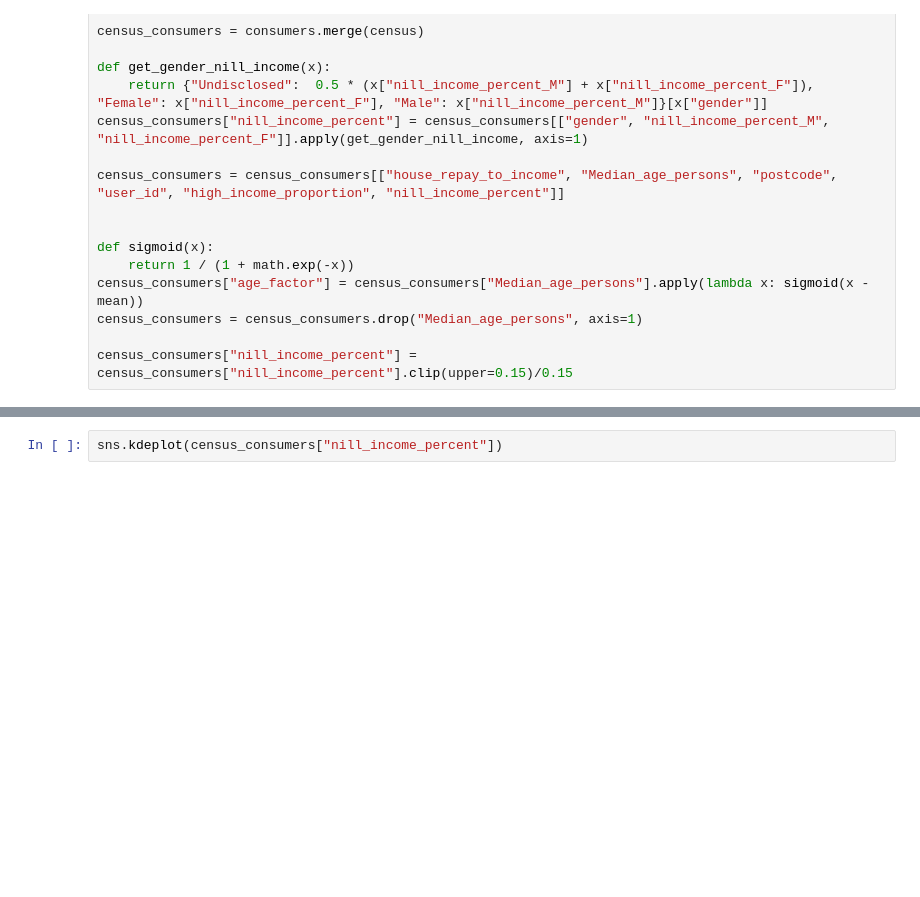
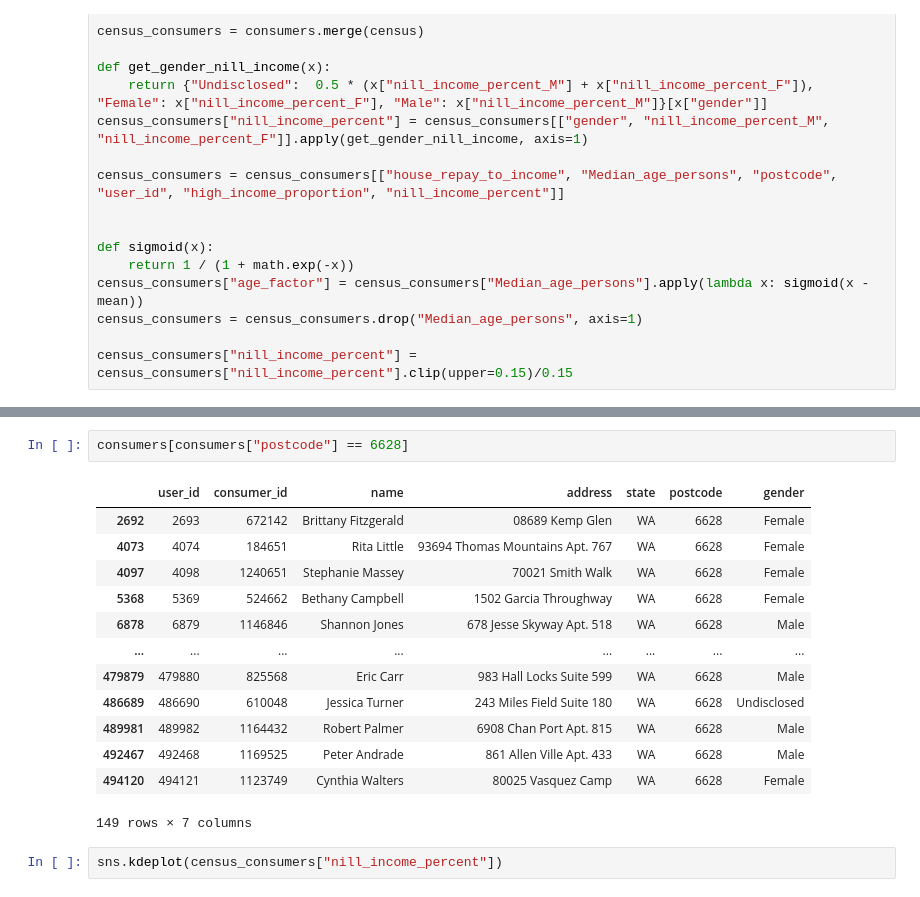
Before and after one commit to MAST30034-Applied-Data-Science/generic-buy-now-pay-later-project-group-17-adsb, a Jupyter notebook: notebooks/This is the model :( but with census features.ipynb, the cells around one changed output, grey strips where cells are left out. Cells and saved outputs as stored; diff of their text form; blank space fills up the shorter version.

```diff
--- a/notebooks/This is the model :( but with census features.ipynb
+++ b/notebooks/This is the model :( but with census features.ipynb
@@ -298,3 +298,19 @@ census_consumers["nill_income_percent"] = census_consumers["nill_income_percent"
+# %%
+consumers[consumers["postcode"] == 6628]
+# %% [output]
+|  | user_id | consumer_id | name | address | state | postcode | gender |
+| 2692 | 2693 | 672142 | Brittany Fitzgerald | 08689 Kemp Glen | WA | 6628 | Female |
+| 4073 | 4074 | 184651 | Rita Little | 93694 Thomas Mountains Apt. 767 | WA | 6628 | Female |
+| 4097 | 4098 | 1240651 | Stephanie Massey | 70021 Smith Walk | WA | 6628 | Female |
+| 5368 | 5369 | 524662 | Bethany Campbell | 1502 Garcia Throughway | WA | 6628 | Female |
+| 6878 | 6879 | 1146846 | Shannon Jones | 678 Jesse Skyway Apt. 518 | WA | 6628 | Male |
+| ... | ... | ... | ... | ... | ... | ... | ... |
+| 479879 | 479880 | 825568 | Eric Carr | 983 Hall Locks Suite 599 | WA | 6628 | Male |
+| 486689 | 486690 | 610048 | Jessica Turner | 243 Miles Field Suite 180 | WA | 6628 | Undisclosed |
+| 489981 | 489982 | 1164432 | Robert Palmer | 6908 Chan Port Apt. 815 | WA | 6628 | Male |
+| 492467 | 492468 | 1169525 | Peter Andrade | 861 Allen Ville Apt. 433 | WA | 6628 | Male |
+| 494120 | 494121 | 1123749 | Cynthia Walters | 80025 Vasquez Camp | WA | 6628 | Female |
+149 rows × 7 columns
 # %%
 sns.kdeplot(census_consumers["nill_income_percent"])
 # %% [output]
```
Also changed, not shown: parts of 9 cells of this notebook, 23 other files.
